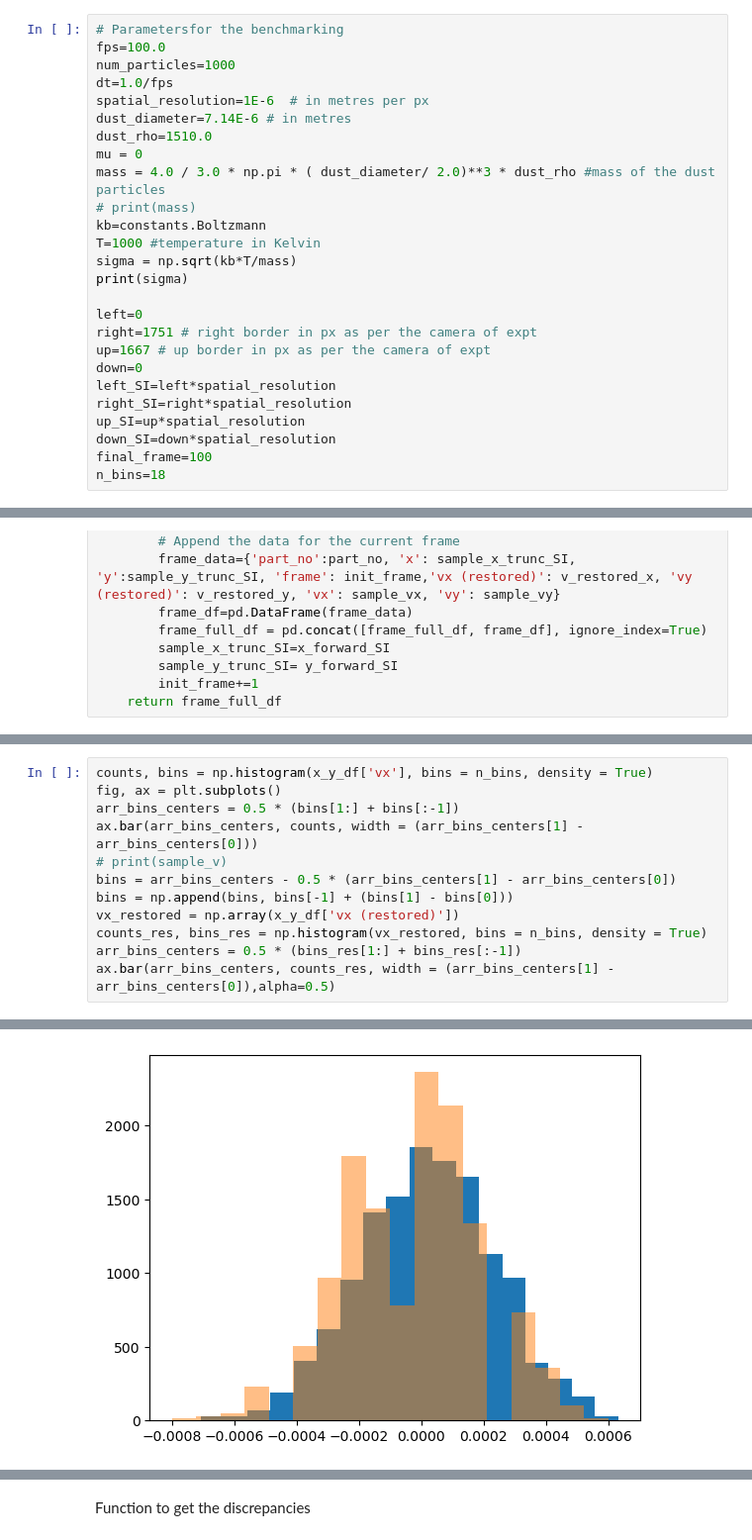
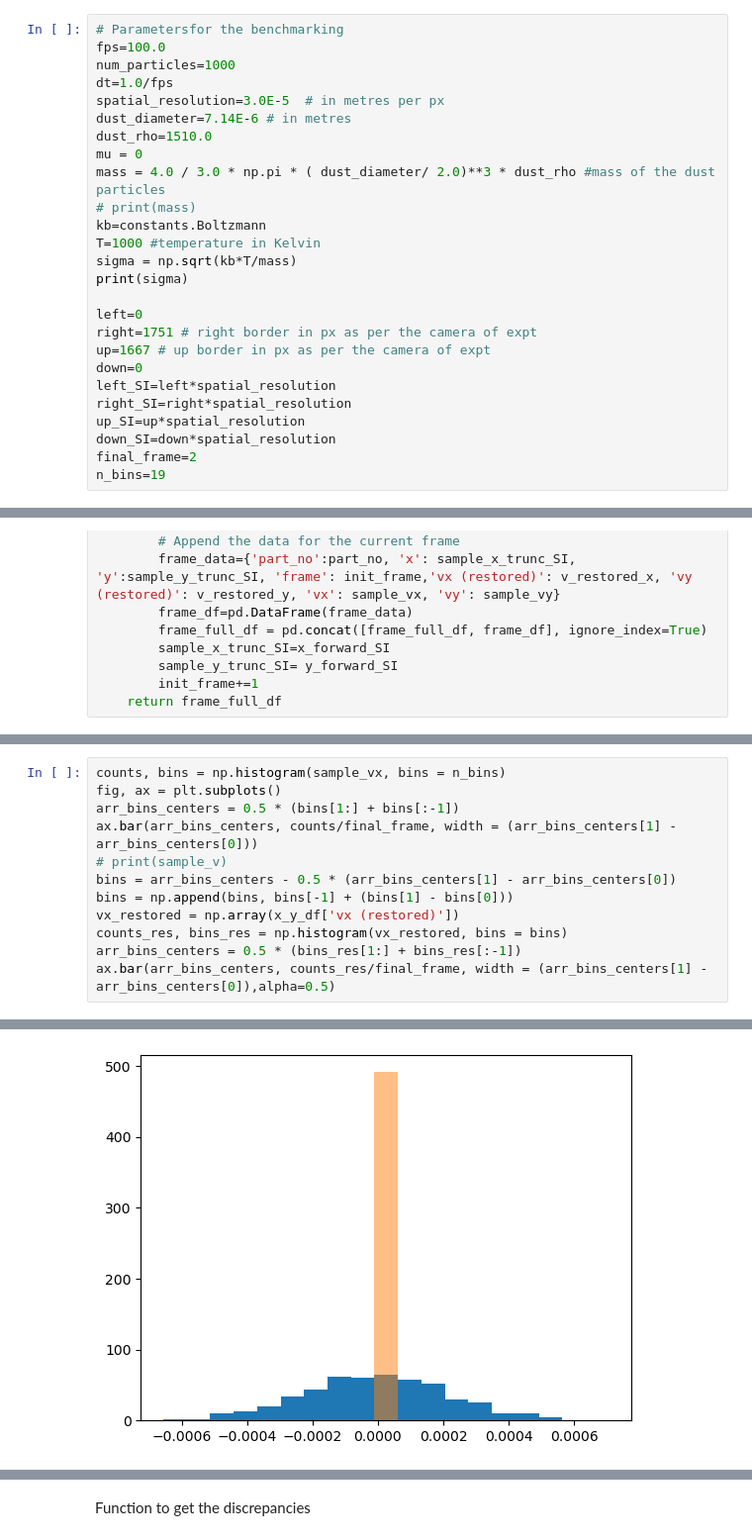
Before and after one commit to ParthM1504/Benchmarking-Dusty-Plasma-Temperature-Code, a Jupyter notebook: Benchmarking.ipynb, the cells around one changed output, grey strips where cells are left out. Shown at 99% size. Cells and saved outputs as stored; diff of their text form.

```diff
--- a/Benchmarking.ipynb
+++ b/Benchmarking.ipynb
@@ -12,7 +12,7 @@ Defining the Variables
 fps=100.0
 num_particles=1000
 dt=1.0/fps
-spatial_resolution=1E-6  # in metres per px
+spatial_resolution=3.0E-5  # in metres per px
 dust_diameter=7.14E-6 # in metres
 dust_rho=1510.0
 mu = 0
@@ -31,8 +31,8 @@ left_SI=left*spatial_resolution
 right_SI=right*spatial_resolution
 up_SI=up*spatial_resolution
 down_SI=down*spatial_resolution
-final_frame=100
-n_bins=18
+final_frame=2
+n_bins=19
 # %% [output]
 0.00021903148058823087
 # %% [markdown]
@@ -277,13 +276,13 @@ ax.bar(arr_bins_res_centers, counts_res/(final_frame), width = (arr_bins_centers
 # %%
-counts, bins = np.histogram(x_y_df['vx'], bins = n_bins, density = True)
+counts, bins = np.histogram(sample_vx, bins = n_bins)
 fig, ax = plt.subplots()
 arr_bins_centers = 0.5 * (bins[1:] + bins[:-1])
-ax.bar(arr_bins_centers, counts, width = (arr_bins_centers[1] - arr_bins_centers[0]))
+ax.bar(arr_bins_centers, counts/final_frame, width = (arr_bins_centers[1] - arr_bins_centers[0]))
 # print(sample_v)
 bins = arr_bins_centers - 0.5 * (arr_bins_centers[1] - arr_bins_centers[0])
 bins = np.append(bins, bins[-1] + (bins[1] - bins[0]))
 vx_restored = np.array(x_y_df['vx (restored)'])
-counts_res, bins_res = np.histogram(vx_restored, bins = n_bins, density = True)
+counts_res, bins_res = np.histogram(vx_restored, bins = bins)
 arr_bins_centers = 0.5 * (bins_res[1:] + bins_res[:-1])
-ax.bar(arr_bins_centers, counts_res, width = (arr_bins_centers[1] - arr_bins_centers[0]),alpha=0.5)
+ax.bar(arr_bins_centers, counts_res/final_frame, width = (arr_bins_centers[1] - arr_bins_centers[0]),alpha=0.5)
 # %% [output]
@@ -291,4 +290,4 @@ ax.bar(arr_bins_centers, counts_res, width = (arr_bins_centers[1] - arr_bins_cen
-[figure, old version]
+[figure, new version]
 # %%
 vx_restored=x_y_df['vx (restored)']
 sample_vx=x_y_df['vx']
```
Also changed, not shown: parts of 19 cells of this notebook.
